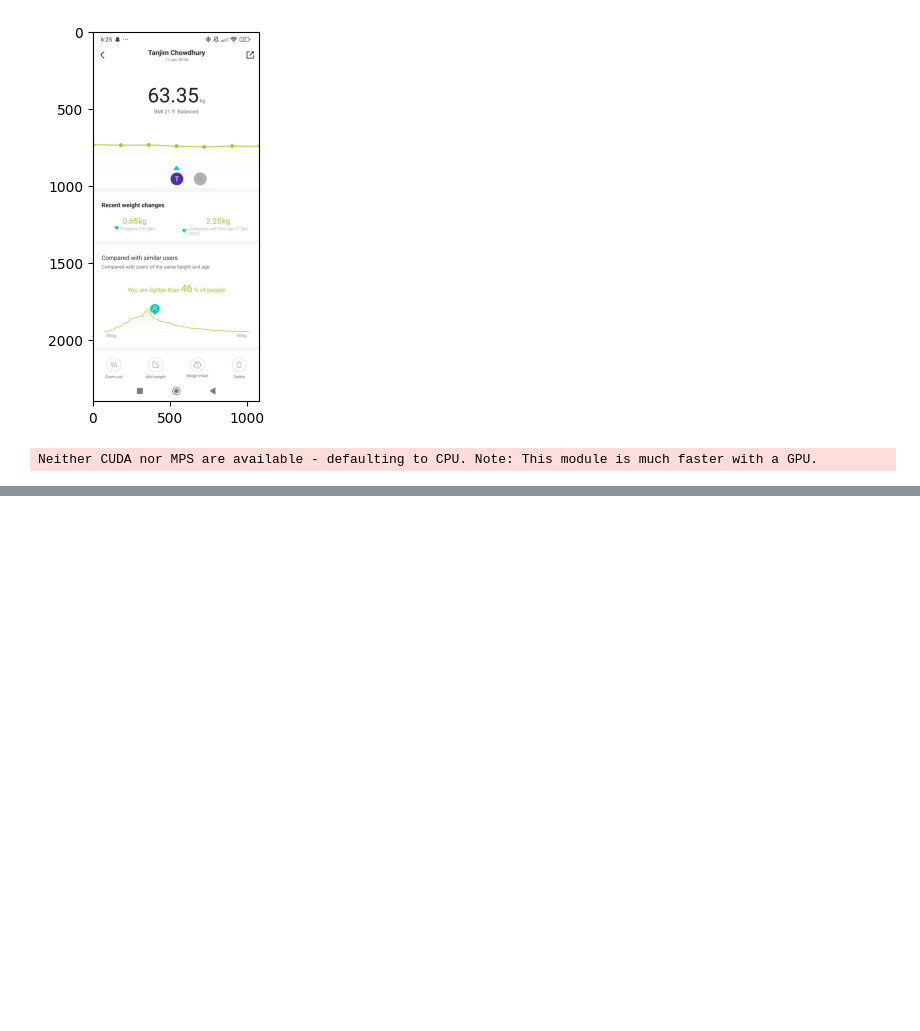
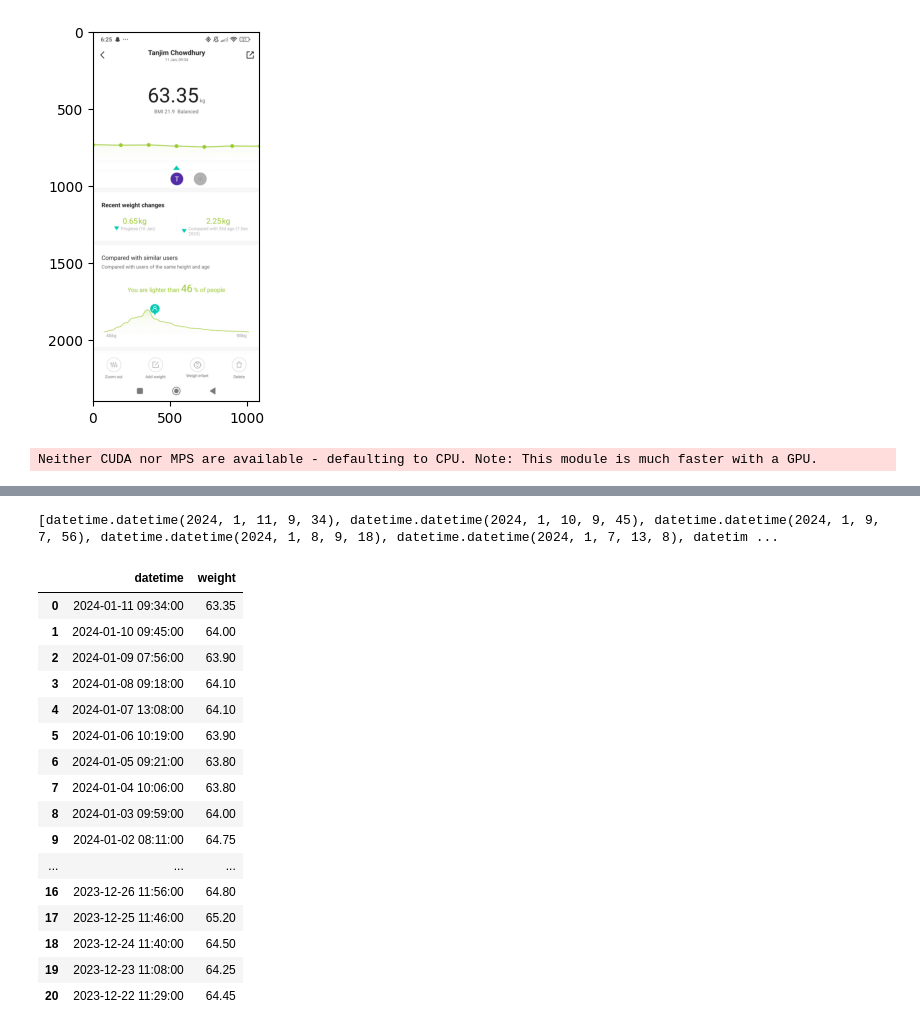
Before and after one commit to TChowdhury1999/WeightScribe, a Jupyter notebook: test.ipynb, the cells around one changed output, grey strips where cells are left out. Saved outputs shown, nothing was run; the diff lists cells and outputs as text; code cells hidden in the pictures; blank space fills up the shorter version.

```diff
--- a/test.ipynb
+++ b/test.ipynb
@@ -206,7 +208,22 @@ while True:
 
     frames_checked +=1
 
-    text = reader.readtext(gray_frame)
+    # expand the frame
+    new_height, new_width = 3 * np.array(gray_frame.shape[:2])
+    expanded_frame = cv2.resize(gray_frame, (new_width, new_height), interpolation=cv2.INTER_LINEAR)
+
+    # remove white space
+    # Threshold the grayscale image to get a binary image
+    _, binary = cv2.threshold(expanded_frame, 240, 255, cv2.THRESH_BINARY_INV)
+
+    # Find contours and get the bounding box of the largest contour
+    contours, _ = cv2.findContours(binary, cv2.RETR_EXTERNAL, cv2.CHAIN_APPROX_SIMPLE)
+    x, y, w, h = cv2.boundingRect(np.concatenate(contours))
+
+    # Crop the image using the bounding box
+    final_frame_to_read = expanded_frame[y:y+h, x:x+w]
+
+    text = reader.readtext(final_frame_to_read)
 
     # check if text detected
     if len(text)>0:
@@ -214,10 +231,14 @@ while True:
         # remove any punctuation
         no_punc_text = text[0][1].translate(remove_punctuation)
 
+        # does it match expected format?
+        match = re.match(date_pattern, no_punc_text)
+        if not bool(match):
+            continue
+
         # do we already have this date?
-        if no_punc_text != last_date:
+        if no_punc_text not in dates:
             dates.append(no_punc_text)
-            last_date = no_punc_text
         else:
             continue
 
@@ -232,5 +253,4 @@ while True:
         weights.append(np.nan)
 
 cap.release()
-dates, frames_checked
 # %% [output]
@@ -253 +273,39 @@ dates, frames_checked
  86)
+# %%
+timestamps = []
+for date in dates:
+    date_parts = date.split(" ")
+
+    # add in year
+    if len(date_parts) == 3:
+        date_parts.insert(-1, str(dt.datetime.now().year))
+
+    # convert back to str
+    date_str = f"{date_parts[0]} {date_parts[1]} {date_parts[2]} {date_parts[3][:2]}:{date_parts[3][2:]}"
+
+    # convert to timestamp
+    timestamp = dt.datetime.strptime(date_str, "%d %b %Y %H:%M")
+
+    timestamps.append(timestamp)
+# %% [output]
+[datetime.datetime(2024, 1, 11, 9, 34), datetime.datetime(2024, 1, 10, 9, 45), datetime.datetime(2024, 1, 9, 7, 56), datetime.datetime(2024, 1, 8, 9, 18), datetime.datetime(2024, 1, 7, 13, 8), datetim ...
+# %%
+pd.DataFrame({"datetime":timestamps, "weight": weights})
+# %% [output]
+|  | datetime | weight |
+| 0 | 2024-01-11 09:34:00 | 63.35 |
+| 1 | 2024-01-10 09:45:00 | 64.00 |
+| 2 | 2024-01-09 07:56:00 | 63.90 |
+| 3 | 2024-01-08 09:18:00 | 64.10 |
+| 4 | 2024-01-07 13:08:00 | 64.10 |
+| 5 | 2024-01-06 10:19:00 | 63.90 |
+| 6 | 2024-01-05 09:21:00 | 63.80 |
+| 7 | 2024-01-04 10:06:00 | 63.80 |
+| 8 | 2024-01-03 09:59:00 | 64.00 |
+| 9 | 2024-01-02 08:11:00 | 64.75 |
+| ... | ... | ... |
+| 16 | 2023-12-26 11:56:00 | 64.80 |
+| 17 | 2023-12-25 11:46:00 | 65.20 |
+| 18 | 2023-12-24 11:40:00 | 64.50 |
+| 19 | 2023-12-23 11:08:00 | 64.25 |
+| 20 | 2023-12-22 11:29:00 | 64.45 |
```
Also changed, not shown: parts of 2 cells of this notebook.
